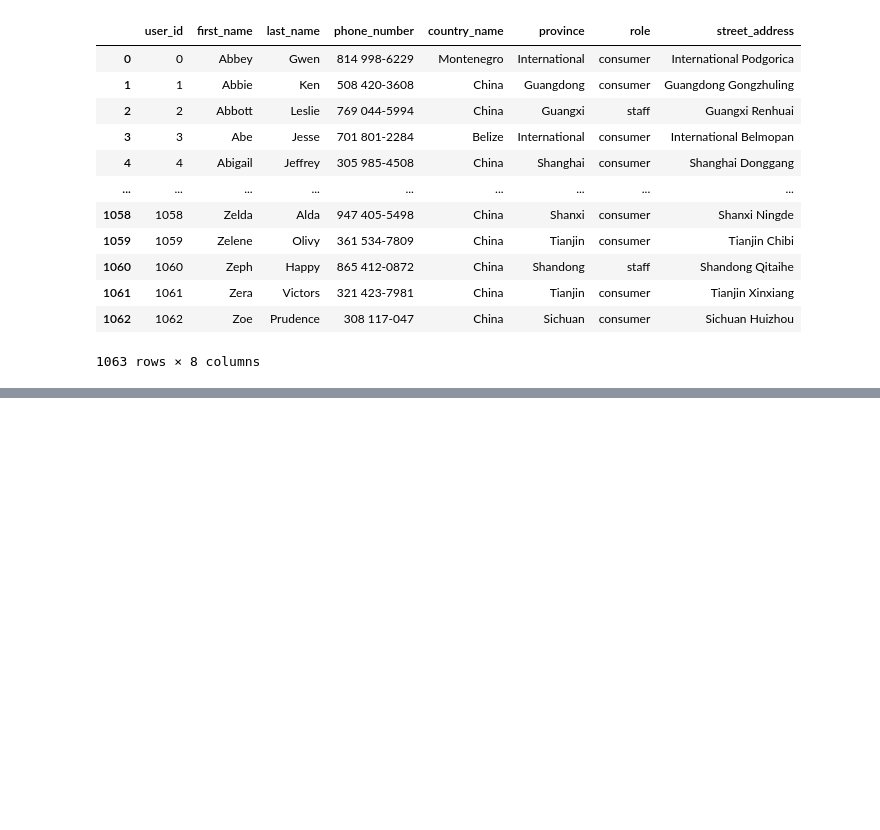
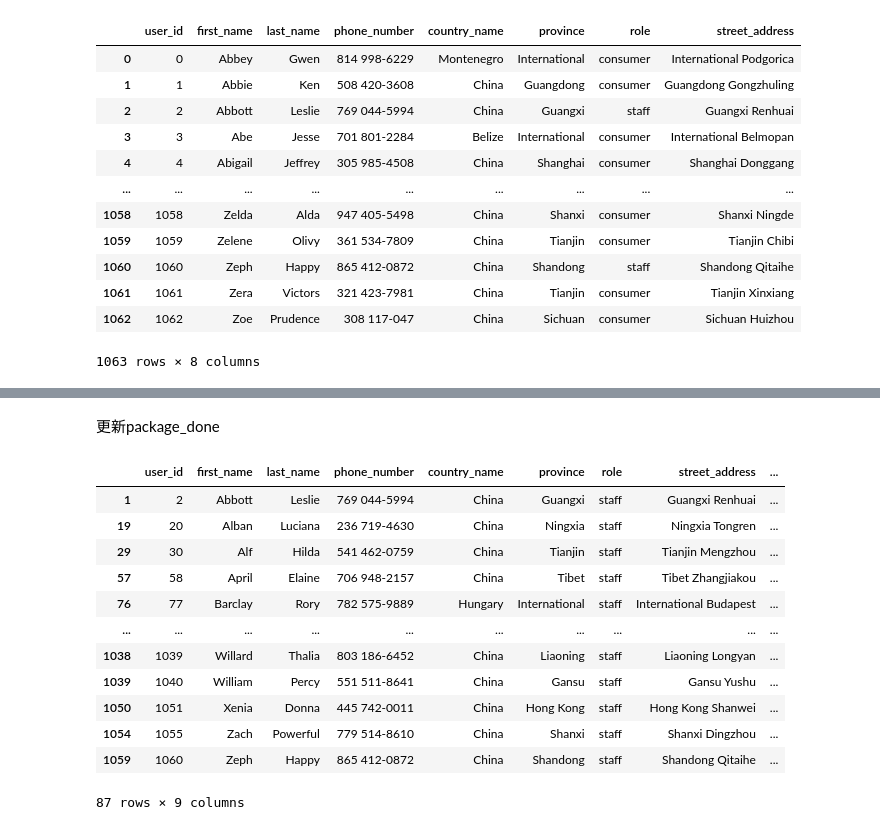
Before and after one commit to rsm-mec014/CSC3170-Database-Project, a Jupyter notebook: source/data_generation/user_data_generation.ipynb, the cells around one changed output, grey strips where cells are left out. Drawn from its saved outputs; the diff is of its cells as text; code cells hidden in the pictures; blank space fills up the shorter version.

```diff
--- a/source/data_generation/user_data_generation.ipynb
+++ b/source/data_generation/user_data_generation.ipynb
@@ -94,0 +168,22 @@ consumers
+# %% [markdown]
+更新package_done
+# %%
+staff = []
+for i in range(len(consumers)):
+    if consumers.iloc[i]["role"] == "staff":
+        staff.append(consumers.iloc[i])
+df = pd.DataFrame(staff)
+# %% [output]
+|  | user_id | first_name | last_name | phone_number | country_name | province | role | street_address | ... |
+| 1 | 2 | Abbott | Leslie | 769 044-5994 | China | Guangxi | staff | Guangxi Renhuai | ... |
+| 19 | 20 | Alban | Luciana | 236 719-4630 | China | Ningxia | staff | Ningxia Tongren | ... |
+| 29 | 30 | Alf | Hilda | 541 462-0759 | China | Tianjin | staff | Tianjin Mengzhou | ... |
+| 57 | 58 | April | Elaine | 706 948-2157 | China | Tibet | staff | Tibet Zhangjiakou | ... |
+| 76 | 77 | Barclay | Rory | 782 575-9889 | Hungary | International | staff | International Budapest | ... |
+| ... | ... | ... | ... | ... | ... | ... | ... | ... | ... |
+| 1038 | 1039 | Willard | Thalia | 803 186-6452 | China | Liaoning | staff | Liaoning Longyan | ... |
+| 1039 | 1040 | William | Percy | 551 511-8641 | China | Gansu | staff | Gansu Yushu | ... |
+| 1050 | 1051 | Xenia | Donna | 445 742-0011 | China | Hong Kong | staff | Hong Kong Shanwei | ... |
+| 1054 | 1055 | Zach | Powerful | 779 514-8610 | China | Shanxi | staff | Shanxi Dingzhou | ... |
+| 1059 | 1060 | Zeph | Happy | 865 412-0872 | China | Shandong | staff | Shandong Qitaihe | ... |
+87 rows × 9 columns
```
Also changed, not shown: parts of 13 cells of this notebook.
